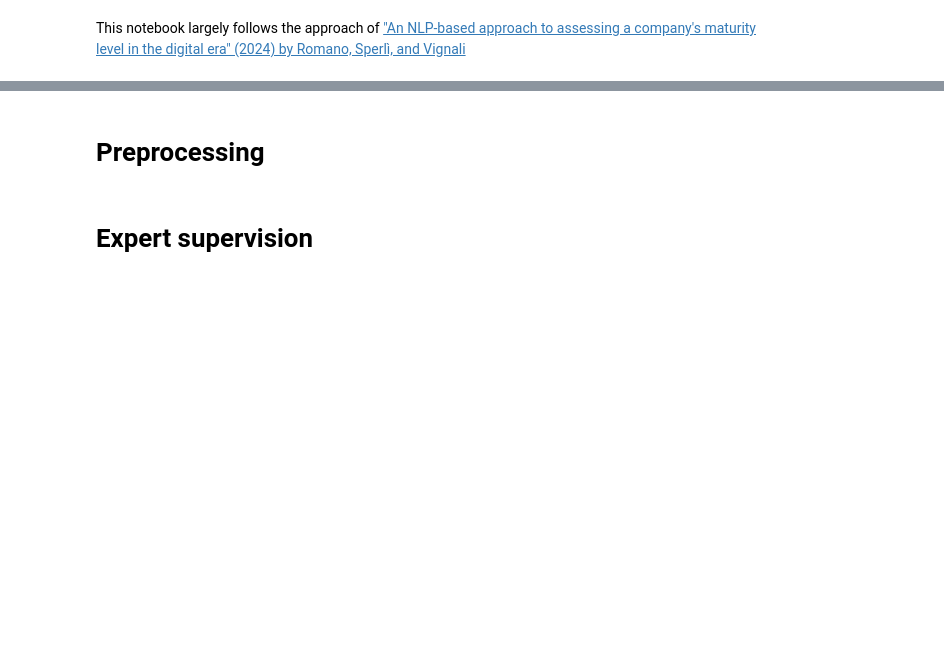
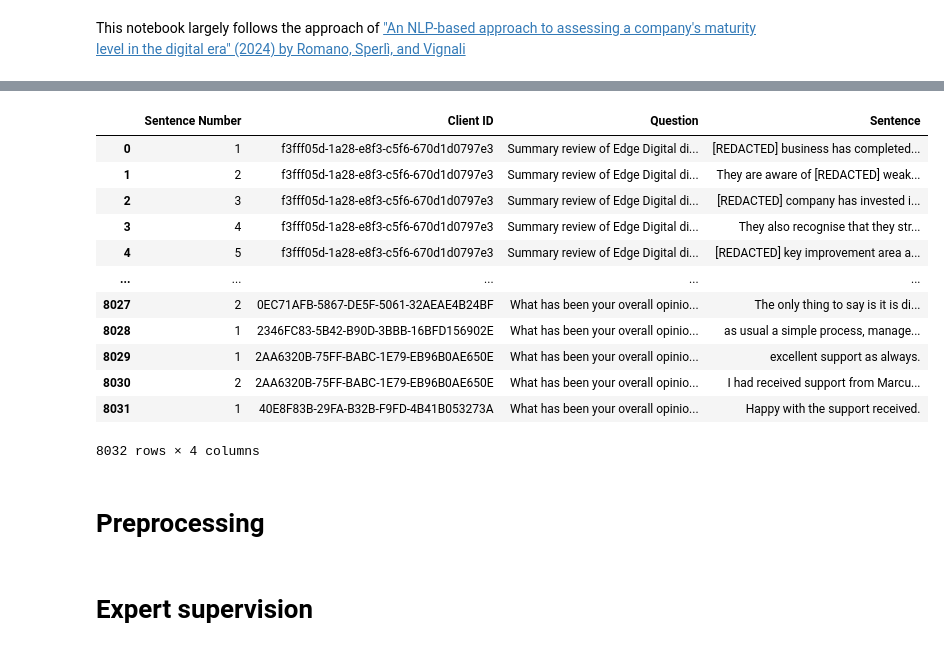
Before and after one commit to roughhawkbit/digi-inno-road-prod, a Jupyter notebook: analysis/6_BERT_approach.ipynb, the cells around one changed output, grey strips where cells are left out. Drawn from its saved outputs; the diff is of its cells as text; code cells hidden in the pictures; blank space fills up the shorter version.

```diff
--- a/analysis/6_BERT_approach.ipynb
+++ b/analysis/6_BERT_approach.ipynb
@@ -58,11 +72,25 @@ responses_df
 # %%
-tokenizer = PunktSentenceTokenizer()
+sent_tokenizer = PunktSentenceTokenizer()
 
 sentences_df = responses_df.copy()
-sentences_df['Sentences'] = sentences_df.apply(lambda row: tokenizer.tokenize(row['Response']), axis=1)
+sentences_df['Sentences'] = sentences_df.apply(lambda row: sent_tokenizer.tokenize(row['Response']), axis=1)
 sentences_df = sentences_df[['Client ID', 'Question', 'Sentences']].explode('Sentences').reset_index().rename(columns={'index' : 'Sentence Number', 'Sentences' : 'Sentence'})
 sentences_df['Sentence Number'] = sentences_df.groupby('Sentence Number').cumcount() + 1
 sentences_df
+# %% [output]
+|  | Sentence Number | Client ID | Question | Sentence |
+| 0 | 1 | f3fff05d-1a28-e8f3-c5f6-670d1d0797e3 | Summary review of Edge Digital di... | [REDACTED] business has completed... |
+| 1 | 2 | f3fff05d-1a28-e8f3-c5f6-670d1d0797e3 | Summary review of Edge Digital di... | They are aware of [REDACTED] weak... |
+| 2 | 3 | f3fff05d-1a28-e8f3-c5f6-670d1d0797e3 | Summary review of Edge Digital di... | [REDACTED] company has invested i... |
+| 3 | 4 | f3fff05d-1a28-e8f3-c5f6-670d1d0797e3 | Summary review of Edge Digital di... | They also recognise that they str... |
+| 4 | 5 | f3fff05d-1a28-e8f3-c5f6-670d1d0797e3 | Summary review of Edge Digital di... | [REDACTED] key improvement area a... |
+| ... | ... | ... | ... | ... |
+| 8027 | 2 | 0EC71AFB-5867-DE5F-5061-32AEAE4B24BF | What has been your overall opinio... | The only thing to say is it is di... |
+| 8028 | 1 | 2346FC83-5B42-B90D-3BBB-16BFD156902E | What has been your overall opinio... | as usual a simple process, manage... |
+| 8029 | 1 | 2AA6320B-75FF-BABC-1E79-EB96B0AE650E | What has been your overall opinio... | excellent support as always. |
+| 8030 | 2 | 2AA6320B-75FF-BABC-1E79-EB96B0AE650E | What has been your overall opinio... | I had received support from Marcu... |
+| 8031 | 1 | 40E8F83B-29FA-B32B-F9FD-4B41B053273A | What has been your overall opinio... | Happy with the support received. |
+8032 rows × 4 columns
 # %% [markdown]
 # Preprocessing
 # %%
```
Also changed, not shown: parts of 15 cells of this notebook.
